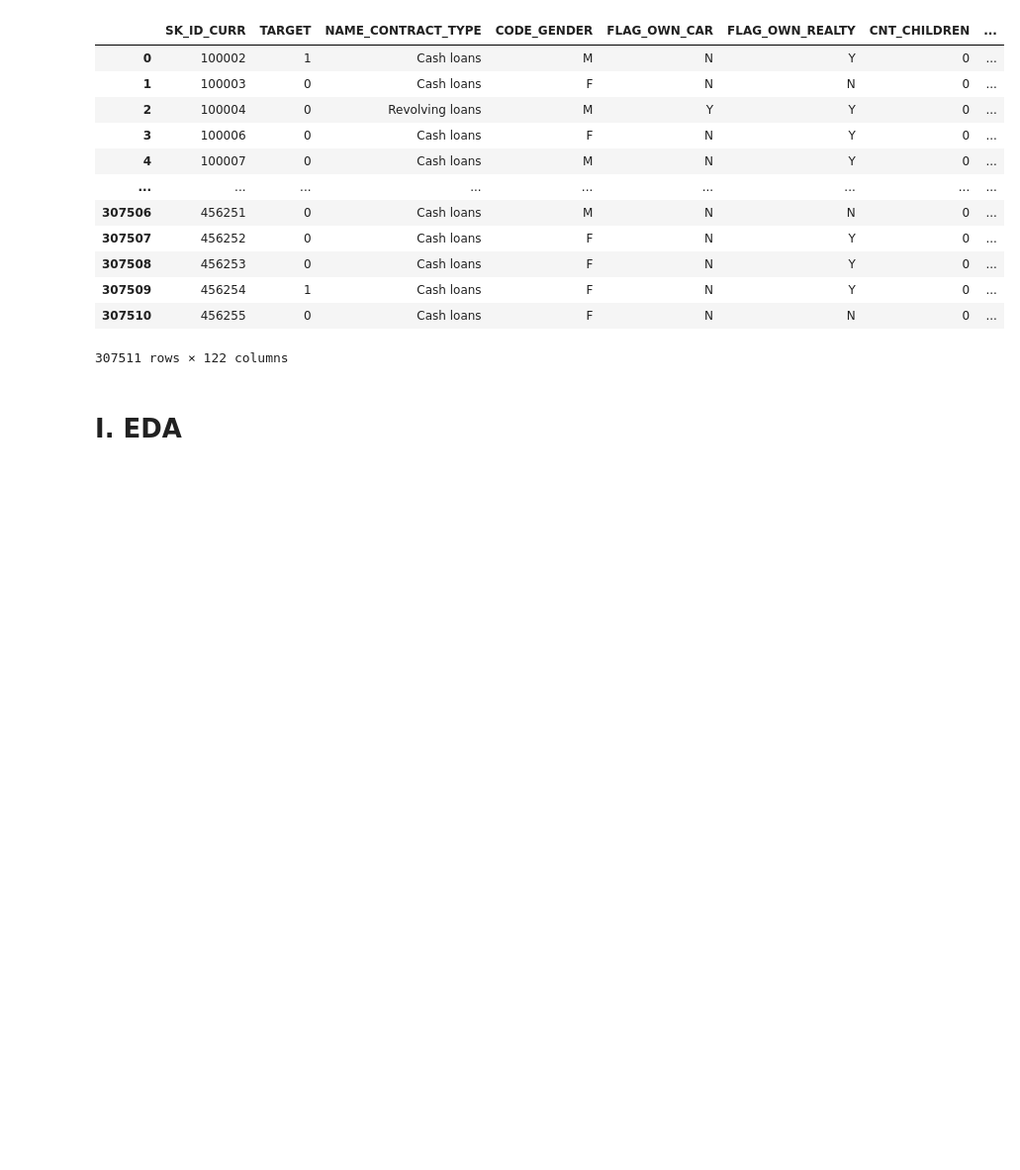
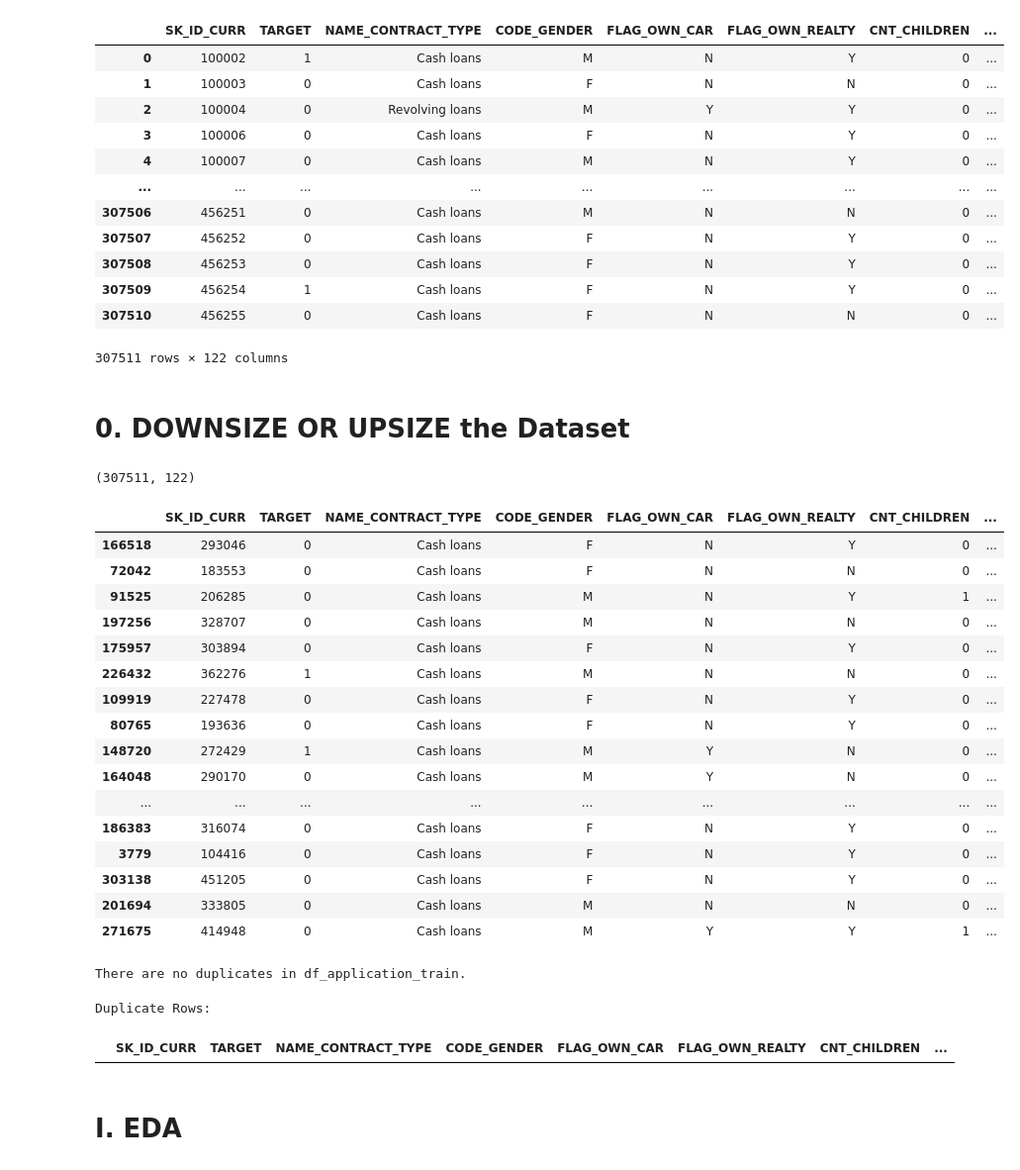
Before and after one commit to Isdinval/OC_PROJET7, a Jupyter notebook: P7_V2.ipynb, the cells around one changed output. Shown at 99% size. Drawn from its saved outputs; the diff is of its cells as text; code cells hidden in the pictures; blank space fills up the shorter version.

```diff
--- a/P7_V2.ipynb
+++ b/P7_V2.ipynb
@@ -184,3 +184,5 @@ df_application_train
 | 307509 | 456254 | 1 | Cash loans | F | N | Y | 0 | ... |
 | 307510 | 456255 | 0 | Cash loans | F | N | N | 0 | ... |
 307511 rows × 122 columns
+# %% [markdown]
+# 0. DOWNSIZE OR UPSIZE the Dataset
@@ -187,3 +214,49 @@ df_application_train
+# %%
+display(df_application_train.shape)
+df_application_train.sample(n=20)
+# %% [output]
+(307511, 122)
+|  | SK_ID_CURR | TARGET | NAME_CONTRACT_TYPE | CODE_GENDER | FLAG_OWN_CAR | FLAG_OWN_REALTY | CNT_CHILDREN | ... |
+| 166518 | 293046 | 0 | Cash loans | F | N | Y | 0 | ... |
+| 72042 | 183553 | 0 | Cash loans | F | N | N | 0 | ... |
+| 91525 | 206285 | 0 | Cash loans | M | N | Y | 1 | ... |
+| 197256 | 328707 | 0 | Cash loans | M | N | N | 0 | ... |
+| 175957 | 303894 | 0 | Cash loans | F | N | Y | 0 | ... |
+| 226432 | 362276 | 1 | Cash loans | M | N | N | 0 | ... |
+| 109919 | 227478 | 0 | Cash loans | F | N | Y | 0 | ... |
+| 80765 | 193636 | 0 | Cash loans | F | N | Y | 0 | ... |
+| 148720 | 272429 | 1 | Cash loans | M | Y | N | 0 | ... |
+| 164048 | 290170 | 0 | Cash loans | M | Y | N | 0 | ... |
+| ... | ... | ... | ... | ... | ... | ... | ... | ... |
+| 186383 | 316074 | 0 | Cash loans | F | N | Y | 0 | ... |
+| 3779 | 104416 | 0 | Cash loans | F | N | Y | 0 | ... |
+| 303138 | 451205 | 0 | Cash loans | F | N | Y | 0 | ... |
+| 201694 | 333805 | 0 | Cash loans | M | N | N | 0 | ... |
+| 271675 | 414948 | 0 | Cash loans | M | Y | Y | 1 | ... |
+# %%
+# Check for duplicates in df_application_train
+duplicates = df_application_train.duplicated()
+
+# Count the number of duplicates
+num_duplicates = duplicates.sum()
+
+# Print the result
+if num_duplicates > 0:
+    print("There are", num_duplicates, "duplicates in df_application_train.")
+else:
+    print("There are no duplicates in df_application_train.")
+# %% [output]
+There are no duplicates in df_application_train.
+# %%
+# Find duplicates in df_application_train
+duplicate_rows = df_application_train[df_application_train.duplicated()]
+
+# Print the duplicate rows
+print("Duplicate Rows:")
+display(duplicate_rows)
+# %% [output]
+Duplicate Rows:
+|  | SK_ID_CURR | TARGET | NAME_CONTRACT_TYPE | CODE_GENDER | FLAG_OWN_CAR | FLAG_OWN_REALTY | CNT_CHILDREN | ... |
 # %% [markdown]
 # I. EDA
 # %%
```
Also changed, not shown: parts of 35 cells of this notebook.
